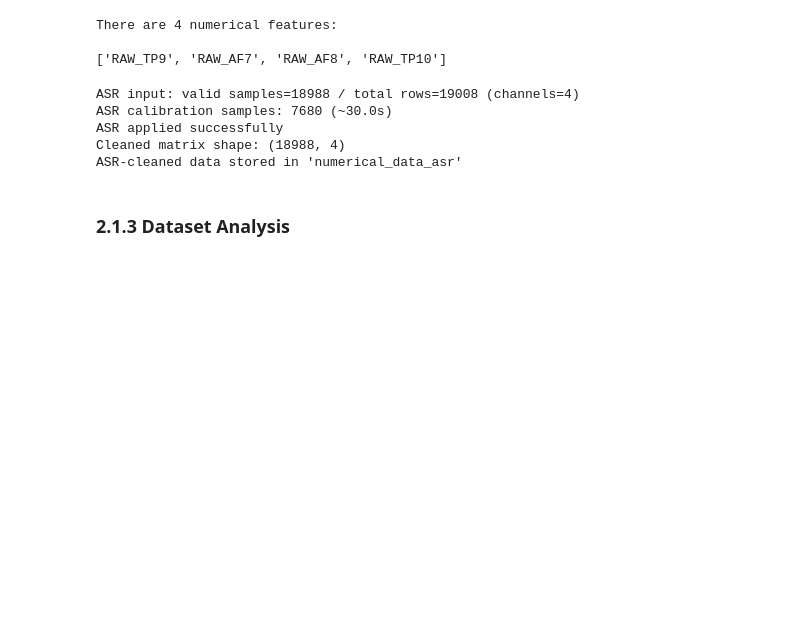
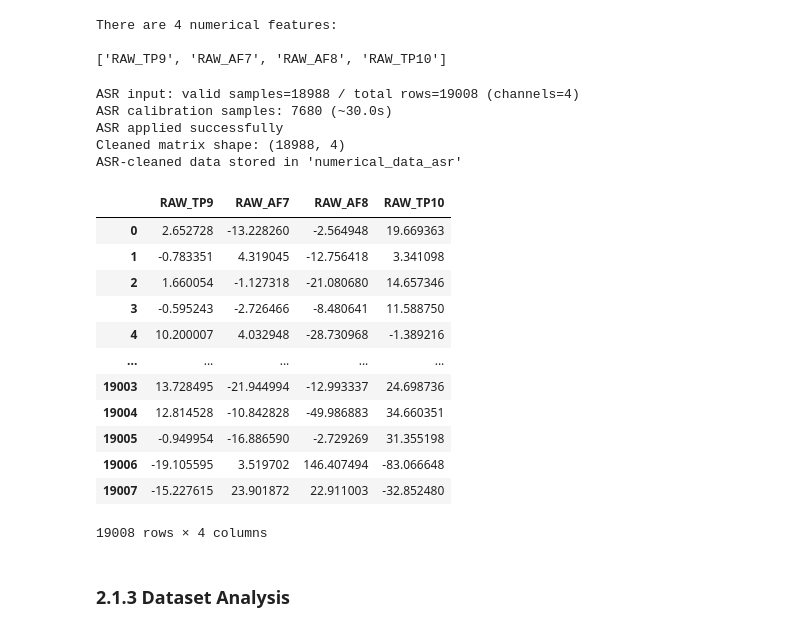
Before and after one commit to mushfique-tajwar/VR-EEG-Deep-Learning, a Jupyter notebook: code.ipynb, the cells around one changed output. Cells and saved outputs as stored; diff of their text form; code cells hidden in the pictures; blank space fills up the shorter version.

```diff
--- a/code.ipynb
+++ b/code.ipynb
@@ -266,6 +260,22 @@ ASR calibration samples: 7680 (~30.0s)
 ASR applied successfully
 Cleaned matrix shape: (18988, 4)
 ASR-cleaned data stored in 'numerical_data_asr'
+# %%
+numerical_data_asr
+# %% [output]
+|  | RAW_TP9 | RAW_AF7 | RAW_AF8 | RAW_TP10 |
+| 0 | 2.652728 | -13.228260 | -2.564948 | 19.669363 |
+| 1 | -0.783351 | 4.319045 | -12.756418 | 3.341098 |
+| 2 | 1.660054 | -1.127318 | -21.080680 | 14.657346 |
+| 3 | -0.595243 | -2.726466 | -8.480641 | 11.588750 |
+| 4 | 10.200007 | 4.032948 | -28.730968 | -1.389216 |
+| ... | ... | ... | ... | ... |
+| 19003 | 13.728495 | -21.944994 | -12.993337 | 24.698736 |
+| 19004 | 12.814528 | -10.842828 | -49.986883 | 34.660351 |
+| 19005 | -0.949954 | -16.886590 | -2.729269 | 31.355198 |
+| 19006 | -19.105595 | 3.519702 | 146.407494 | -83.066648 |
+| 19007 | -15.227615 | 23.901872 | 22.911003 | -32.852480 |
+19008 rows × 4 columns
 # %% [markdown]
 ### 2.1.3 Dataset Analysis
 # %% [markdown]
```
Also changed, not shown: parts of 18 cells of this notebook.
